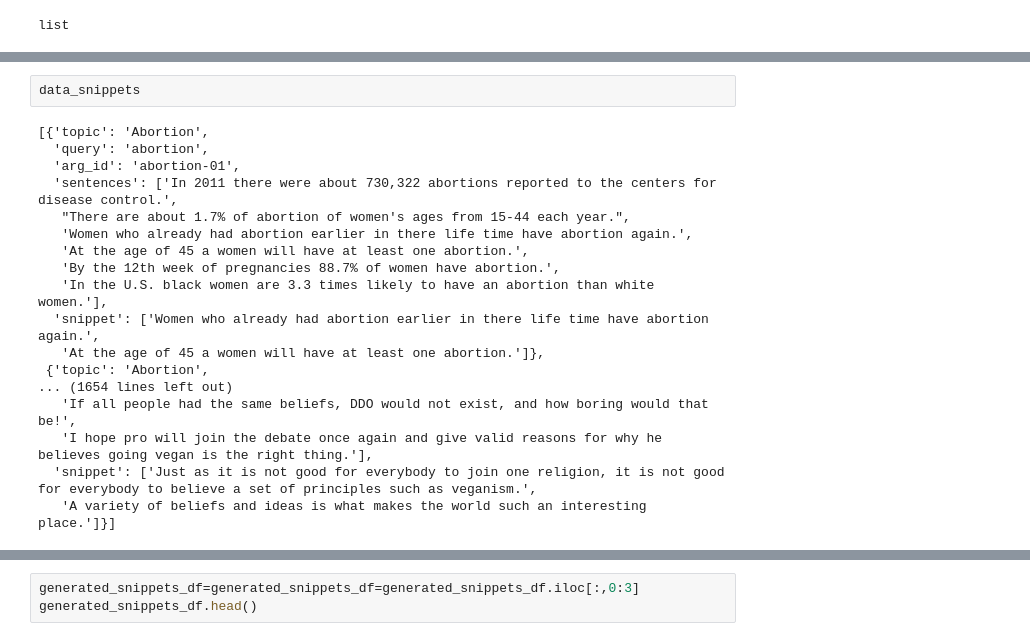
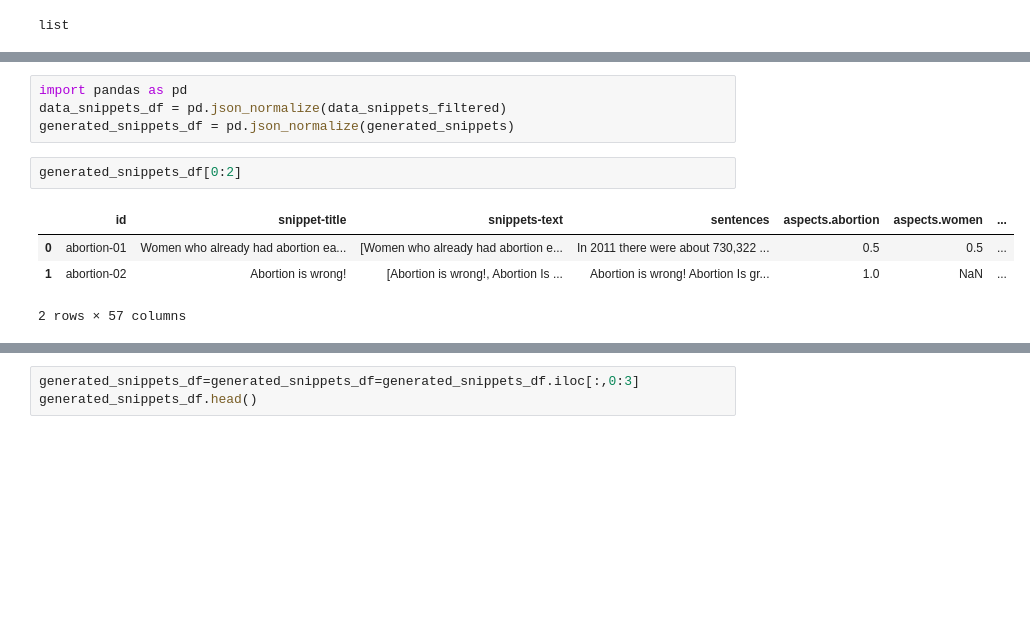
Before and after one commit to hjshah142/SnippetGeneration, a Jupyter notebook: Evaluation.ipynb, the cells around one changed output, grey strips where cells are left out. Saved outputs shown, nothing was run; the diff lists cells and outputs as text; blank space fills up the shorter version.

```diff
--- a/Evaluation.ipynb
+++ b/Evaluation.ipynb
@@ -94,20 +97,11 @@ len(data_snippets)
-# %%
-data_snippets
-# %% [output]
-[{'topic': 'Abortion',
-  'query': 'abortion',
-  'arg_id': 'abortion-01',
-  'sentences': ['In 2011 there were about 730,322 abortions reported to the centers for disease control.',
-   "There are about 1.7% of abortion of women's ages from 15-44 each year.",
-   'Women who already had abortion earlier in there life time have abortion again.',
-   'At the age of 45 a women will have at least one abortion.',
-   'By the 12th week of pregnancies 88.7% of women have abortion.',
-   'In the U.S. black women are 3.3 times likely to have an abortion than white women.'],
-  'snippet': ['Women who already had abortion earlier in there life time have abortion again.',
-   'At the age of 45 a women will have at least one abortion.']},
- {'topic': 'Abortion',
-... (1654 lines left out)
-   'If all people had the same beliefs, DDO would not exist, and how boring would that be!',
-   'I hope pro will join the debate once again and give valid reasons for why he believes going vegan is the right thing.'],
-  'snippet': ['Just as it is not good for everybody to join one religion, it is not good for everybody to believe a set of principles such as veganism.',
-   'A variety of beliefs and ideas is what makes the world such an interesting place.']}]
+# %%
+import pandas as pd
+data_snippets_df = pd.json_normalize(data_snippets_filtered)
+generated_snippets_df = pd.json_normalize(generated_snippets)
+# %%
+generated_snippets_df[0:2]
+# %% [output]
+|  | id | snippet-title | snippets-text | sentences | aspects.abortion | aspects.women | ... |
+| 0 | abortion-01 | Women who already had abortion ea... | [Women who already had abortion e... | In 2011 there were about 730,322 ... | 0.5 | 0.5 | ... |
+| 1 | abortion-02 | Abortion is wrong! | [Abortion is wrong!, Abortion Is ... | Abortion is wrong! Abortion Is gr... | 1.0 | NaN | ... |
+2 rows × 57 columns
```
Also changed, not shown: parts of 37 cells of this notebook, 6 other files.
